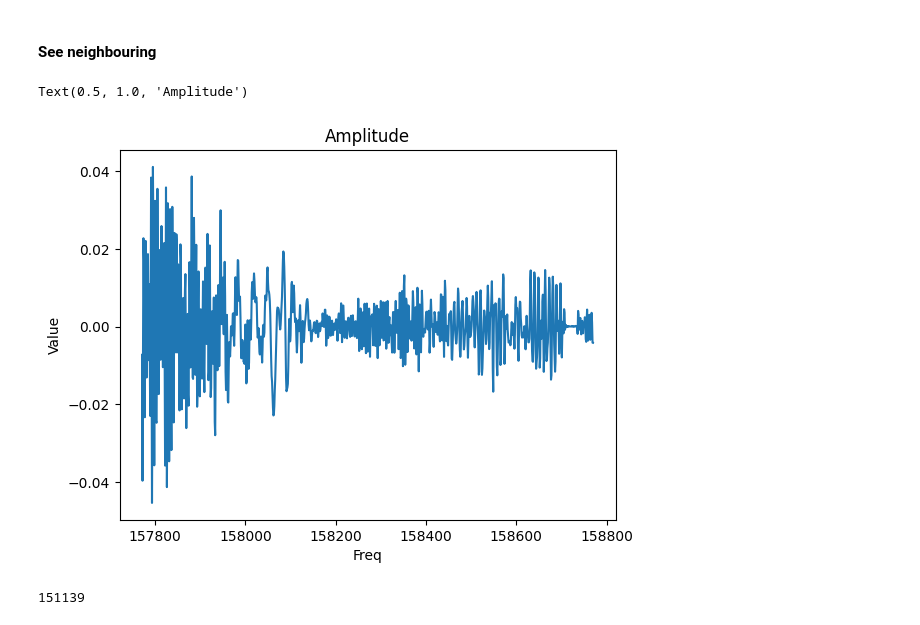
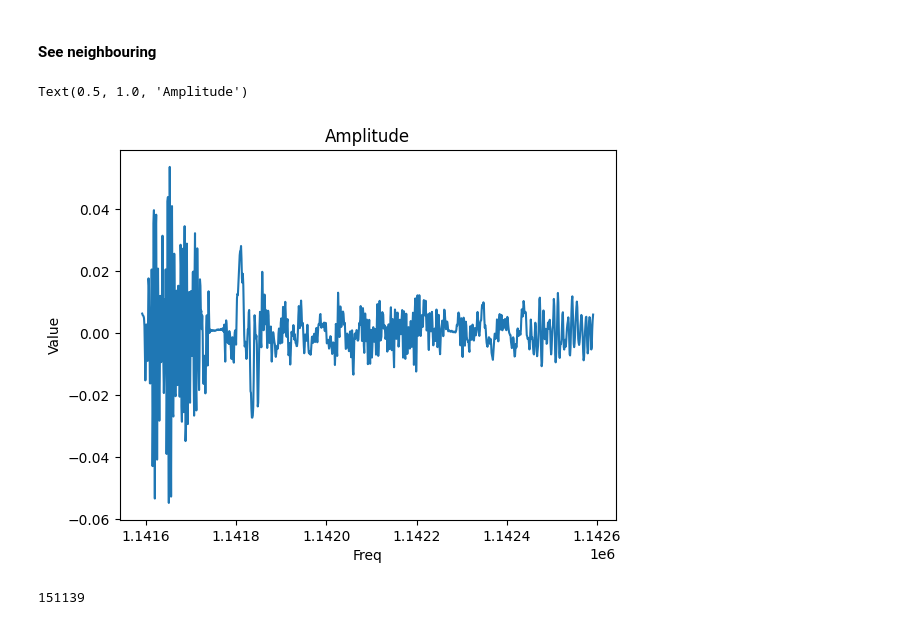
Before and after one commit to Mysterious-Mus/AcousticNFC, a Jupyter notebook: notes.ipynb, the cells around one changed output. Drawn from its saved outputs; the diff is of its cells as text; code cells hidden in the pictures.

```diff
--- a/notes.ipynb
+++ b/notes.ipynb
@@ -350,26 +350,26 @@ Text(0.5, 1.0, 'Amplitude')
 # %%
 import pandas as pd
 import matplotlib.pyplot as plt
 import numpy as np
 
 # Load the data from the CSV file
 signal = pd.read_csv('samples.csv', header=None)
 
 
 # Plot the data
-mid = 158271
+mid = 1142092
 duration = 500
 plt.plot(signal[mid - duration: mid + duration])
 
 # Add labels and title
 plt.xlabel('Freq')
 plt.ylabel('Value')
 plt.title('Amplitude')
 
 # Show the plotplt.show()
 # %% [output]
 Text(0.5, 1.0, 'Amplitude')
-[figure, old version]
+[figure, new version]
 # %%
 150963 + 176
 # %% [output]
```
Also changed, not shown: parts of 4 cells of this notebook, 1 other file.
